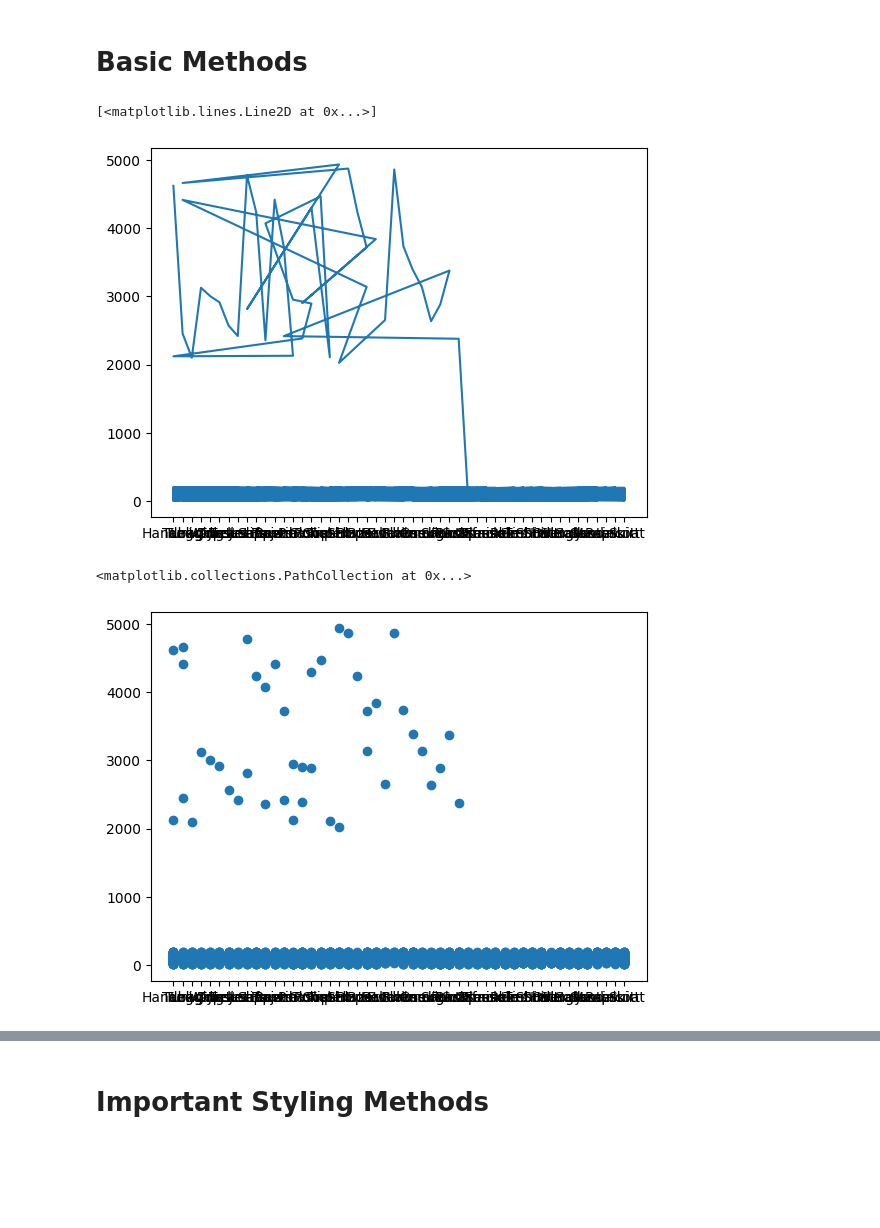
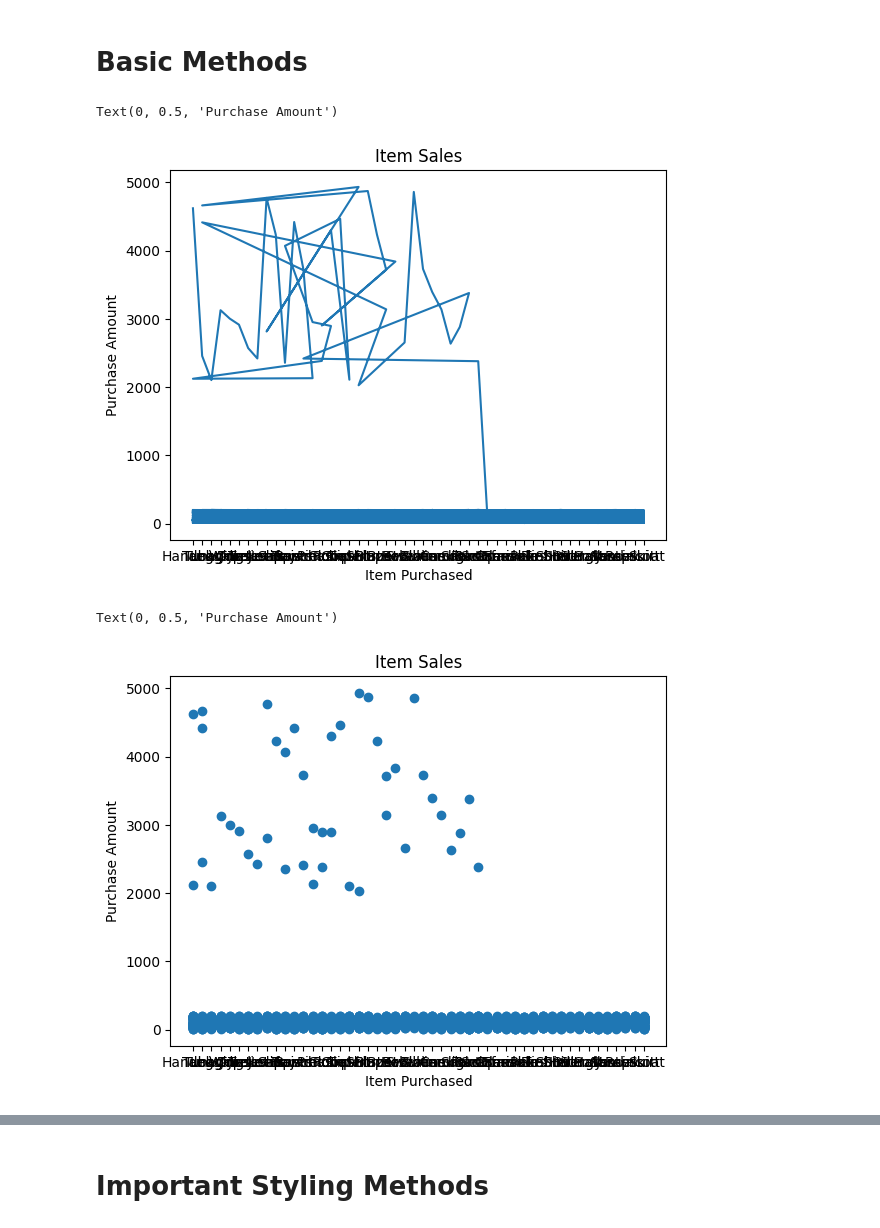
Before and after one commit to T-REX-C0DER/Data-Visualization-with-Python, a Jupyter notebook: Matplotlib.ipynb, the cells around one changed output, grey strips where cells are left out. Drawn from its saved outputs; the diff is of its cells as text; code cells hidden in the pictures; blank space fills up the shorter version.

```diff
--- a/Matplotlib.ipynb
+++ b/Matplotlib.ipynb
@@ -53,13 +67,19 @@ sales_data.info
 # Basic Methods
 # %%
 plt.plot(sales_data["Item Purchased"] , sales_data["Purchase Amount (USD)"])
+plt.title("Item Sales")
+plt.xlabel("Item Purchased")
+plt.ylabel("Purchase Amount")
 # %% [output]
-[<matplotlib.lines.Line2D at 0x...>]
+Text(0, 0.5, 'Purchase Amount')
-[figure, old version]
+[figure, new version]
 # %%
 plt.scatter(sales_data["Item Purchased"] , sales_data["Purchase Amount (USD)"])
+plt.title("Item Sales")
+plt.xlabel("Item Purchased")
+plt.ylabel("Purchase Amount")
 # %% [output]
-<matplotlib.collections.PathCollection at 0x...>
+Text(0, 0.5, 'Purchase Amount')
-[figure, old version]
+[figure, new version]
 # %%
 plt.bar(sales_data["Item Purchased"] , sales_data["Purchase Amount (USD)"])
```
Also changed, not shown: parts of 10 cells of this notebook.
